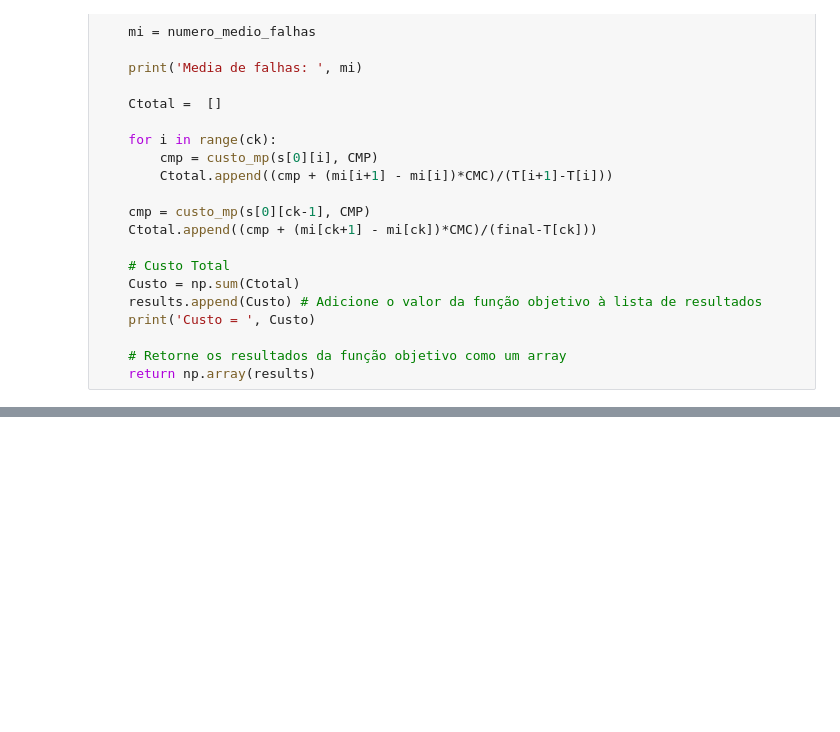
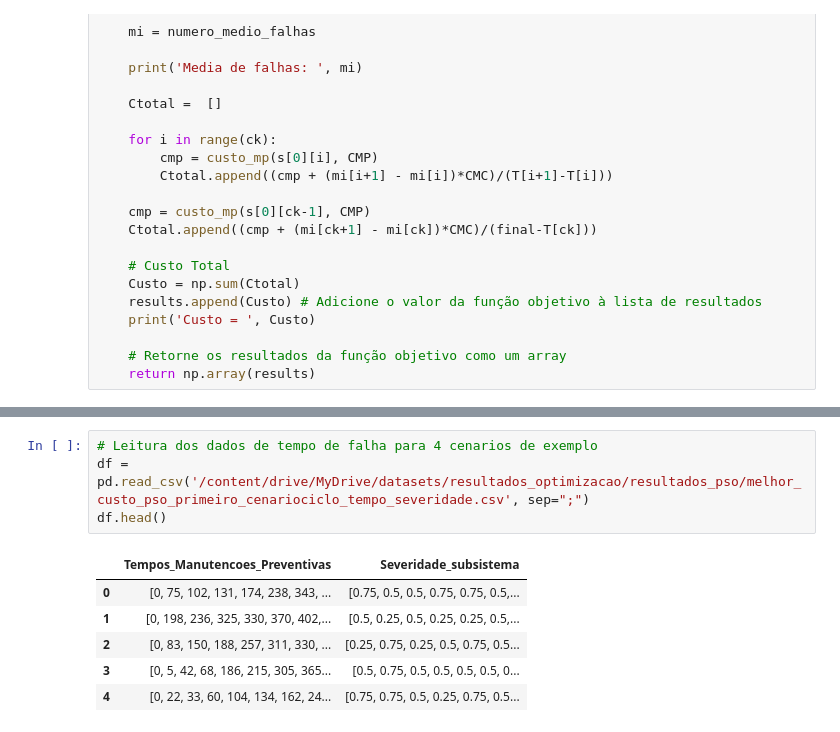
Before and after one commit to uervitonsantos/Otimizacao-Politicaca-Manutencao-Preventiva-Imperfeita, a Jupyter notebook: Algoritmo_PSO_para_otimização_de_custo_de_manutenção_preventiva_v11.ipynb, the cells around one changed output, grey strips where cells are left out. Drawn from its saved outputs; the diff is of its cells as text; blank space fills up the shorter version.

```diff
--- a/Algoritmo_PSO_para_otimização_de_custo_de_manutenção_preventiva_v11.ipynb
+++ b/Algoritmo_PSO_para_otimização_de_custo_de_manutenção_preventiva_v11.ipynb
@@ -780,0 +769,11 @@ else:
+# %%
+# Leitura dos dados de tempo de falha para 4 cenarios de exemplo
+df = pd.read_csv('/content/drive/MyDrive/datasets/resultados_optimizacao/resultados_pso/melhor_custo_pso_primeiro_cenariociclo_tempo_severidade.csv', sep=";")
+df.head()
+# %% [output]
+|  | Tempos_Manutencoes_Preventivas | Severidade_subsistema |
+| 0 | [0, 75, 102, 131, 174, 238, 343, ... | [0.75, 0.5, 0.5, 0.75, 0.75, 0.5,... |
+| 1 | [0, 198, 236, 325, 330, 370, 402,... | [0.5, 0.25, 0.5, 0.25, 0.25, 0.5,... |
+| 2 | [0, 83, 150, 188, 257, 311, 330, ... | [0.25, 0.75, 0.25, 0.5, 0.75, 0.5... |
+| 3 | [0, 5, 42, 68, 186, 215, 305, 365... | [0.5, 0.75, 0.5, 0.5, 0.5, 0.5, 0... |
+| 4 | [0, 22, 33, 60, 104, 134, 162, 24... | [0.75, 0.75, 0.5, 0.25, 0.75, 0.5... |
```
Also changed, not shown: parts of 14 cells of this notebook.
